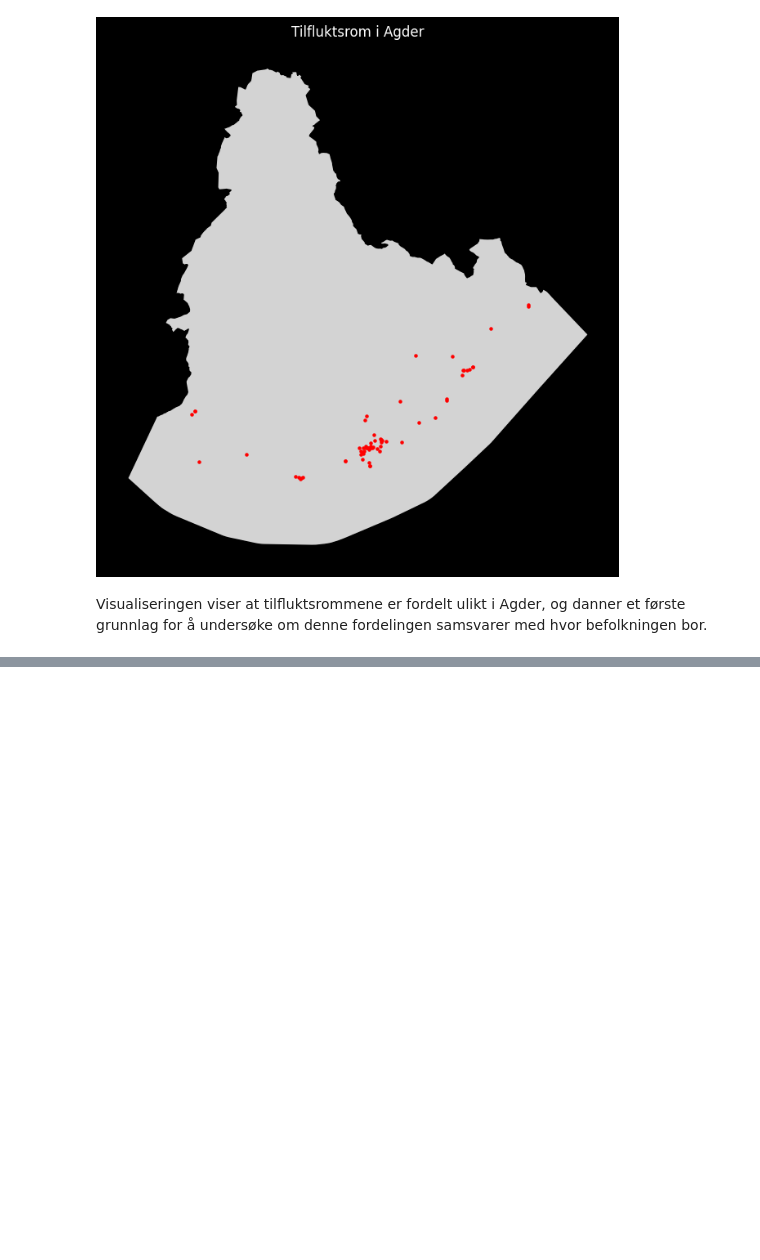
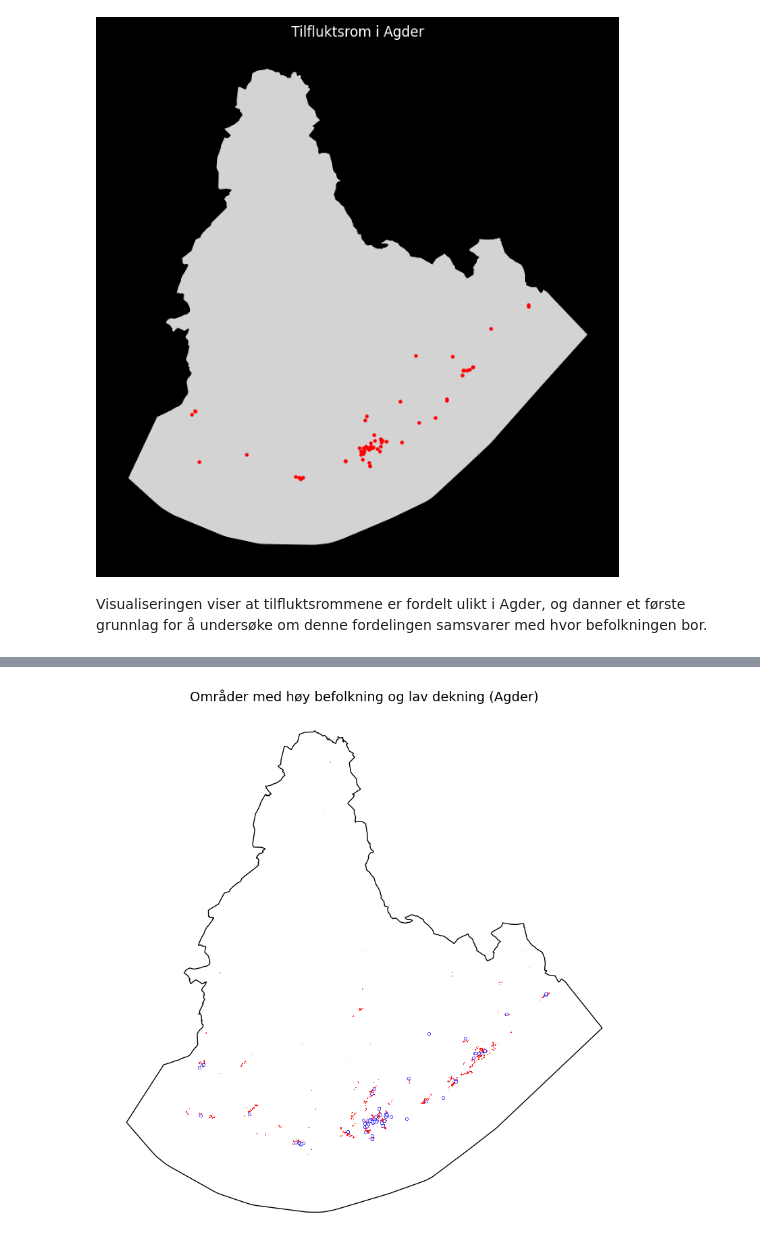
Before and after one commit to sivert-svanes/IS-218-Prosjekt, a Jupyter notebook: notebooks/analysis.ipynb, the cells around one changed output, grey strips where cells are left out. Cells and saved outputs as stored; diff of their text form; code cells hidden in the pictures; blank space fills up the shorter version.

```diff
--- a/notebooks/analysis.ipynb
+++ b/notebooks/analysis.ipynb
@@ -356,0 +943,47 @@ Visualiseringen viser at tilfluktsrommene er fordelt ulikt i Agder, og danner et
+# %%
+import matplotlib.pyplot as plt
+import matplotlib as mpl
+
+plt.close("all")
+mpl.rcdefaults()
+
+fig, ax = plt.subplots(figsize=(10, 12), facecolor="white")
+ax.set_facecolor("white")
+
+# 1. Agder outline
+gdf_agder.plot(
+    ax=ax,
+    color="none",
+    edgecolor="black",
+    linewidth=1
+)
+
+# 2. Problemområder
+gdf_low_coverage.plot(
+    ax=ax,
+    color="red",
+    alpha=0.9,
+    markersize=5
+)
+
+# 3. Shelters
+gdf_shelters.plot(
+    ax=ax,
+    color="white",
+    edgecolor="blue",
+    linewidth=0.5,
+    markersize=10,
+    alpha=0.9,
+    zorder=5
+)
+
+ax.set_title(
+    "Områder med høy befolkning og lav dekning (Agder)",
+    fontsize=14
+)
+
+ax.set_axis_off()
+
+plt.show()
+# %% [output]
+[figure, added]
```
Also changed, not shown: parts of 46 cells of this notebook.
